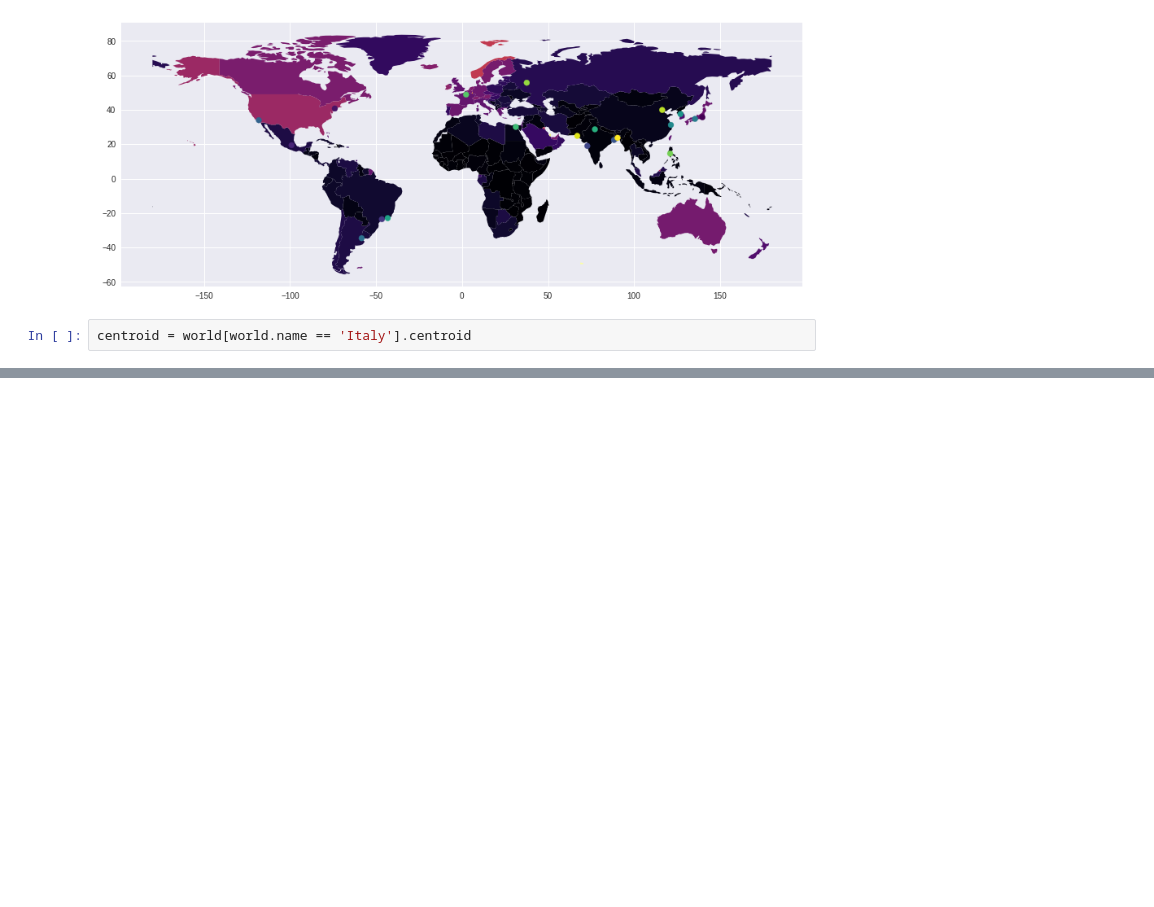
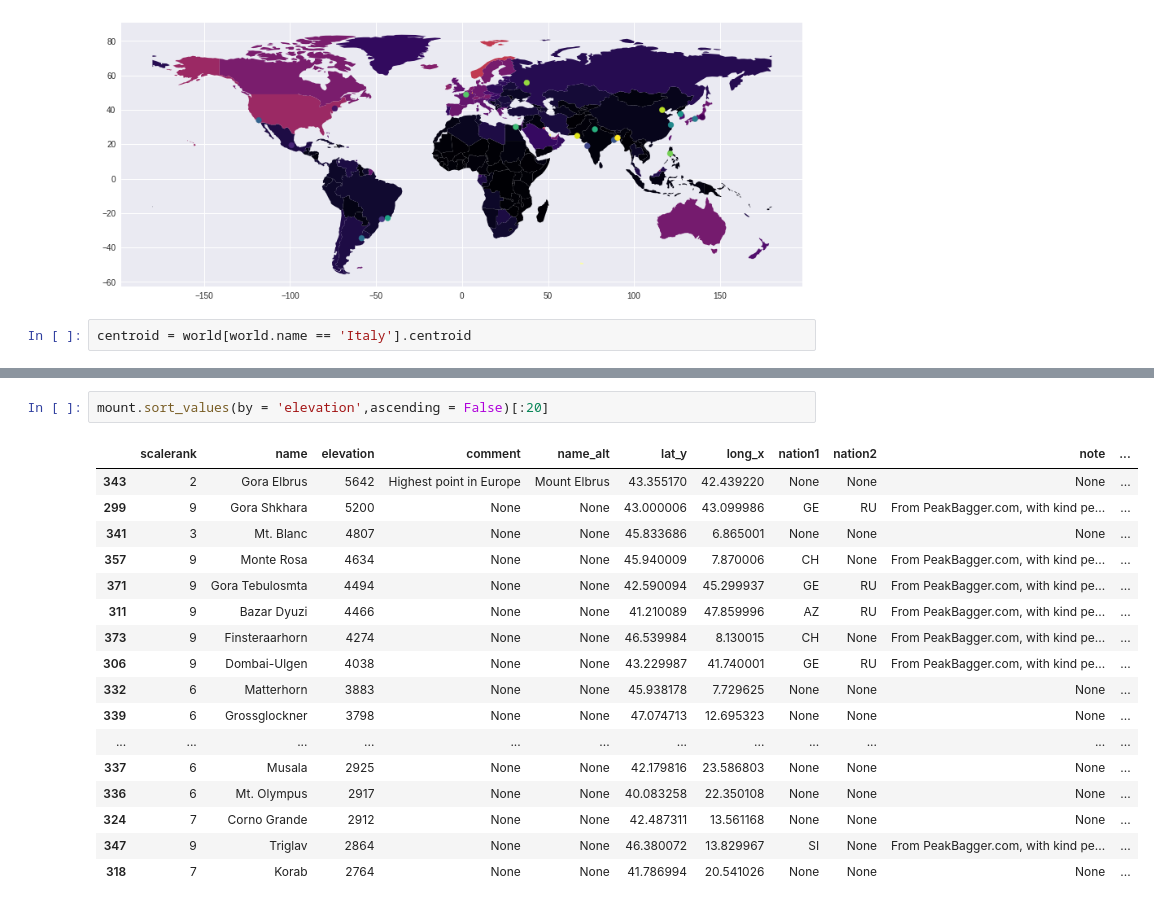
Before and after one commit to dantepawn/bike_speed_map, a Jupyter notebook: geopandas.ipynb, the cells around one changed output, grey strips where cells are left out. Cells and saved outputs as stored; diff of their text form; blank space fills up the shorter version.

```diff
--- a/geopandas.ipynb
+++ b/geopandas.ipynb
@@ -245,0 +284,20 @@ centroid.plot(ax = base)
+# %%
+mount.sort_values(by = 'elevation',ascending = False)[:20]
+# %% [output]
+|  | scalerank | name | elevation | comment | name_alt | lat_y | long_x | nation1 | nation2 | note | ... |
+| 343 | 2 | Gora Elbrus | 5642 | Highest point in Europe | Mount Elbrus | 43.355170 | 42.439220 | None | None | None | ... |
+| 299 | 9 | Gora Shkhara | 5200 | None | None | 43.000006 | 43.099986 | GE | RU | From PeakBagger.com, with kind pe... | ... |
+| 341 | 3 | Mt. Blanc | 4807 | None | None | 45.833686 | 6.865001 | None | None | None | ... |
+| 357 | 9 | Monte Rosa | 4634 | None | None | 45.940009 | 7.870006 | CH | None | From PeakBagger.com, with kind pe... | ... |
+| 371 | 9 | Gora Tebulosmta | 4494 | None | None | 42.590094 | 45.299937 | GE | RU | From PeakBagger.com, with kind pe... | ... |
+| 311 | 9 | Bazar Dyuzi | 4466 | None | None | 41.210089 | 47.859996 | AZ | RU | From PeakBagger.com, with kind pe... | ... |
+| 373 | 9 | Finsteraarhorn | 4274 | None | None | 46.539984 | 8.130015 | CH | None | From PeakBagger.com, with kind pe... | ... |
+| 306 | 9 | Dombai-Ulgen | 4038 | None | None | 43.229987 | 41.740001 | GE | RU | From PeakBagger.com, with kind pe... | ... |
+| 332 | 6 | Matterhorn | 3883 | None | None | 45.938178 | 7.729625 | None | None | None | ... |
+| 339 | 6 | Grossglockner | 3798 | None | None | 47.074713 | 12.695323 | None | None | None | ... |
+| ... | ... | ... | ... | ... | ... | ... | ... | ... | ... | ... | ... |
+| 337 | 6 | Musala | 2925 | None | None | 42.179816 | 23.586803 | None | None | None | ... |
+| 336 | 6 | Mt. Olympus | 2917 | None | None | 40.083258 | 22.350108 | None | None | None | ... |
+| 324 | 7 | Corno Grande | 2912 | None | None | 42.487311 | 13.561168 | None | None | None | ... |
+| 347 | 9 | Triglav | 2864 | None | None | 46.380072 | 13.829967 | SI | None | From PeakBagger.com, with kind pe... | ... |
+| 318 | 7 | Korab | 2764 | None | None | 41.786994 | 20.541026 | None | None | None | ... |
```
Also changed, not shown: parts of 11 cells of this notebook.
